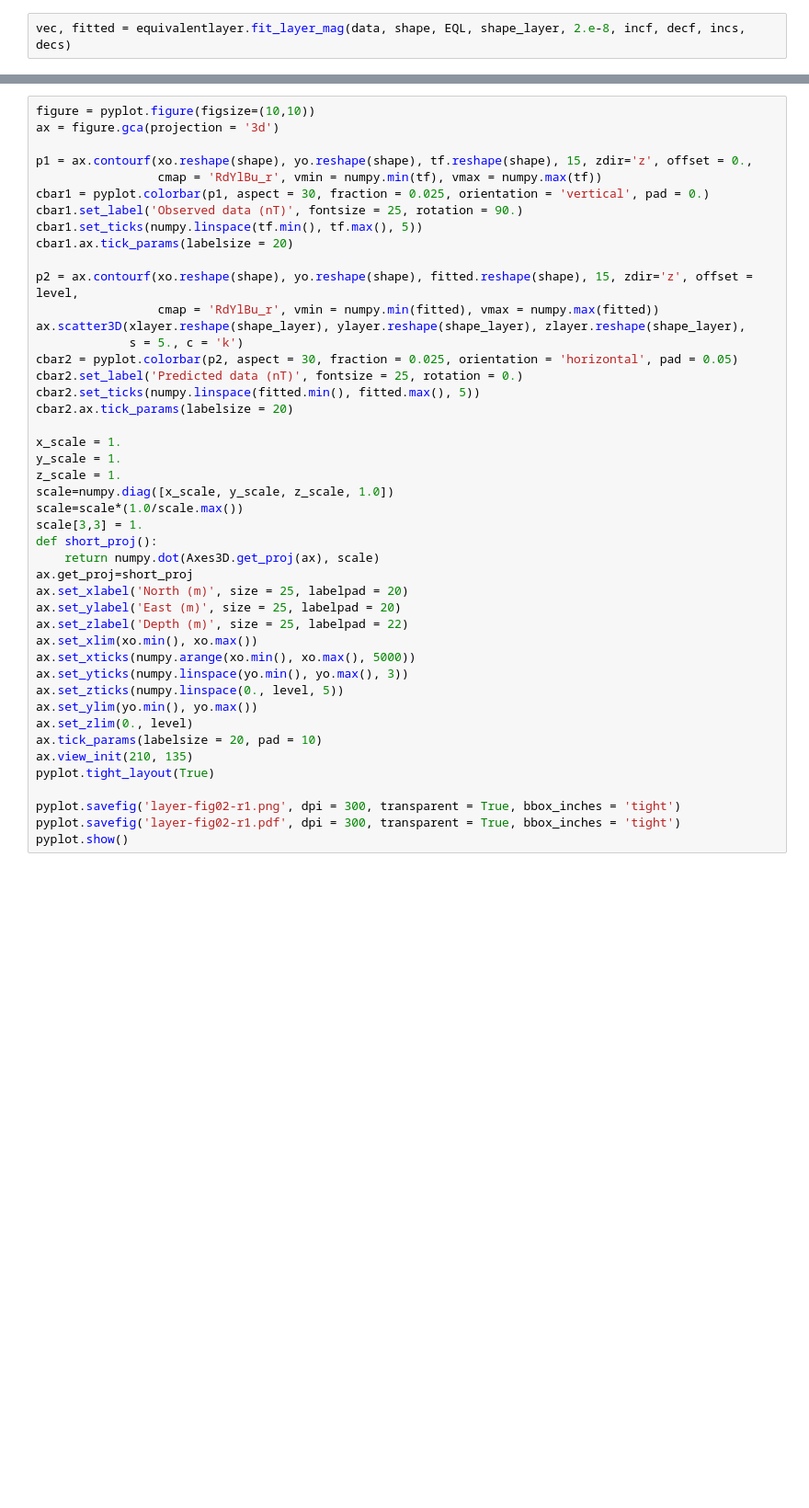
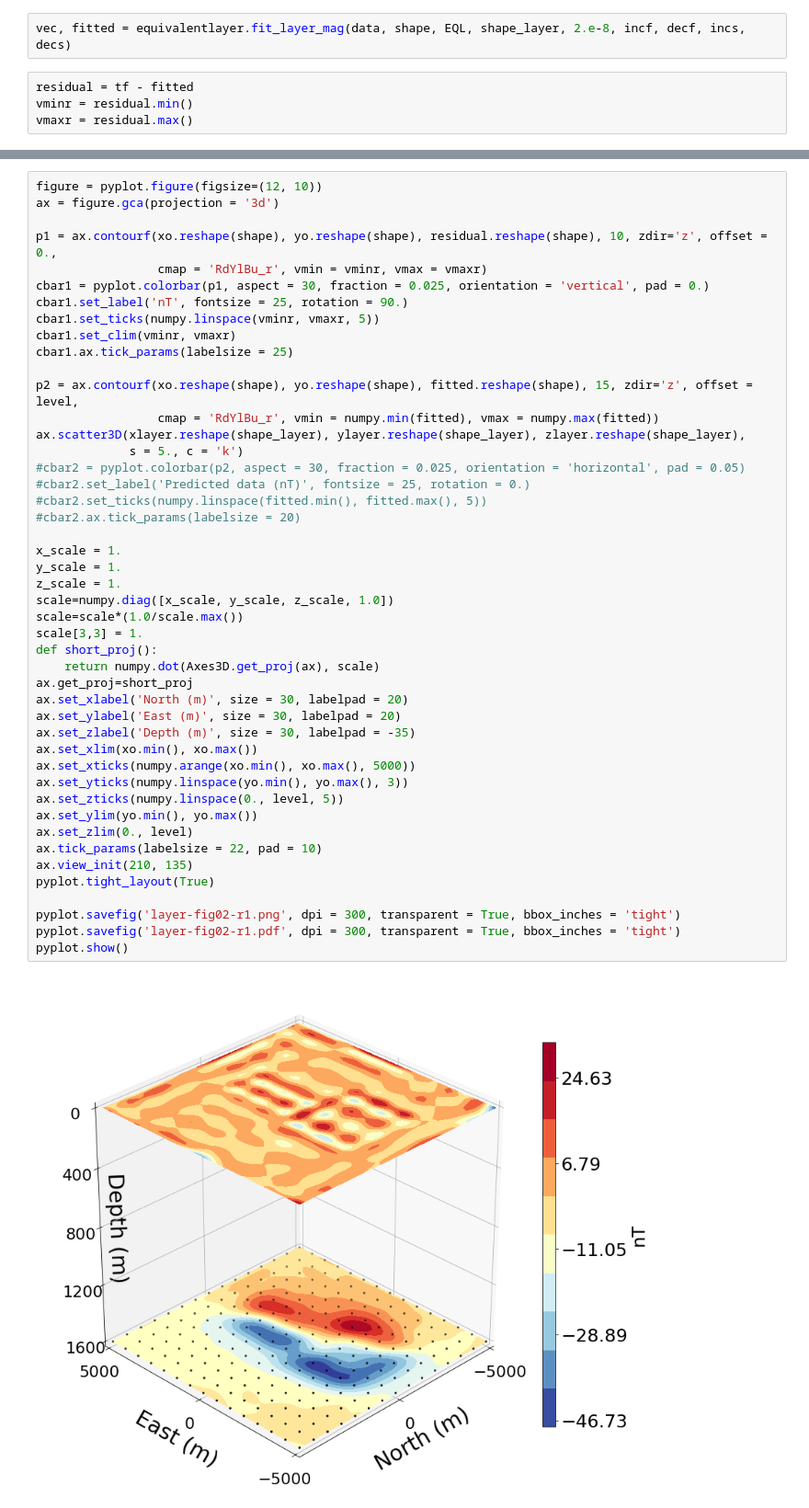
Before and after one commit to nelsondelimar/master, a Jupyter notebook: manuscript_correlation_R1/manuscript-source-test.ipynb, the cells around one changed output, grey strips where cells are left out. Shown at 92% size. Cells and saved outputs as stored; diff of their text form; blank space fills up the shorter version.

```diff
--- a/manuscript_correlation_R1/manuscript-source-test.ipynb
+++ b/manuscript_correlation_R1/manuscript-source-test.ipynb
@@ -167,3 +169,7 @@ xlayer, ylayer, zlayer = grids.regular_grid(area, shape_layer, level)
 EQL = equivalentlayer.layer(area_layer, shape_layer, level)
 # %%
 vec, fitted = equivalentlayer.fit_layer_mag(data, shape, EQL, shape_layer, 2.e-8, incf, decf, incs, decs)
+# %%
+residual = tf - fitted
+vminr = residual.min()
+vmaxr = residual.max()
@@ -170,45 +180,48 @@ vec, fitted = equivalentlayer.fit_layer_mag(data, shape, EQL, shape_layer, 2.e-8
 # %%
-figure = pyplot.figure(figsize=(10,10))
+figure = pyplot.figure(figsize=(12, 10))
 ax = figure.gca(projection = '3d')
 
-p1 = ax.contourf(xo.reshape(shape), yo.reshape(shape), tf.reshape(shape), 15, zdir='z', offset = 0.,
-                 cmap = 'RdYlBu_r', vmin = numpy.min(tf), vmax = numpy.max(tf))
+p1 = ax.contourf(xo.reshape(shape), yo.reshape(shape), residual.reshape(shape), 10, zdir='z', offset = 0.,
+                 cmap = 'RdYlBu_r', vmin = vminr, vmax = vmaxr)
 cbar1 = pyplot.colorbar(p1, aspect = 30, fraction = 0.025, orientation = 'vertical', pad = 0.)
-cbar1.set_label('Observed data (nT)', fontsize = 25, rotation = 90.)
-cbar1.set_ticks(numpy.linspace(tf.min(), tf.max(), 5))
-cbar1.ax.tick_params(labelsize = 20)
+cbar1.set_label('nT', fontsize = 25, rotation = 90.)
+cbar1.set_ticks(numpy.linspace(vminr, vmaxr, 5))
+cbar1.set_clim(vminr, vmaxr)
+cbar1.ax.tick_params(labelsize = 25)
 
 p2 = ax.contourf(xo.reshape(shape), yo.reshape(shape), fitted.reshape(shape), 15, zdir='z', offset = level,
                  cmap = 'RdYlBu_r', vmin = numpy.min(fitted), vmax = numpy.max(fitted))
 ax.scatter3D(xlayer.reshape(shape_layer), ylayer.reshape(shape_layer), zlayer.reshape(shape_layer),
              s = 5., c = 'k')
-cbar2 = pyplot.colorbar(p2, aspect = 30, fraction = 0.025, orientation = 'horizontal', pad = 0.05)
-cbar2.set_label('Predicted data (nT)', fontsize = 25, rotation = 0.)
-cbar2.set_ticks(numpy.linspace(fitted.min(), fitted.max(), 5))
-cbar2.ax.tick_params(labelsize = 20)
+#cbar2 = pyplot.colorbar(p2, aspect = 30, fraction = 0.025, orientation = 'horizontal', pad = 0.05)
+#cbar2.set_label('Predicted data (nT)', fontsize = 25, rotation = 0.)
+#cbar2.set_ticks(numpy.linspace(fitted.min(), fitted.max(), 5))
+#cbar2.ax.tick_params(labelsize = 20)
 
 x_scale = 1.
 y_scale = 1.
 z_scale = 1.
 scale=numpy.diag([x_scale, y_scale, z_scale, 1.0])
 scale=scale*(1.0/scale.max())
 scale[3,3] = 1.
 def short_proj():
     return numpy.dot(Axes3D.get_proj(ax), scale)
 ax.get_proj=short_proj
-ax.set_xlabel('North (m)', size = 25, labelpad = 20)
-ax.set_ylabel('East (m)', size = 25, labelpad = 20)
-ax.set_zlabel('Depth (m)', size = 25, labelpad = 22)
+ax.set_xlabel('North (m)', size = 30, labelpad = 20)
+ax.set_ylabel('East (m)', size = 30, labelpad = 20)
+ax.set_zlabel('Depth (m)', size = 30, labelpad = -35)
 ax.set_xlim(xo.min(), xo.max())
 ax.set_xticks(numpy.arange(xo.min(), xo.max(), 5000))
 ax.set_yticks(numpy.linspace(yo.min(), yo.max(), 3))
 ax.set_zticks(numpy.linspace(0., level, 5))
 ax.set_ylim(yo.min(), yo.max())
 ax.set_zlim(0., level)
-ax.tick_params(labelsize = 20, pad = 10)
+ax.tick_params(labelsize = 22, pad = 10)
 ax.view_init(210, 135)
 pyplot.tight_layout(True)
 
 pyplot.savefig('layer-fig02-r1.png', dpi = 300, transparent = True, bbox_inches = 'tight')
 pyplot.savefig('layer-fig02-r1.pdf', dpi = 300, transparent = True, bbox_inches = 'tight')
 pyplot.show()
+# %% [output]
+[figure, added]
```
Also changed, not shown: parts of 6 cells of this notebook.
